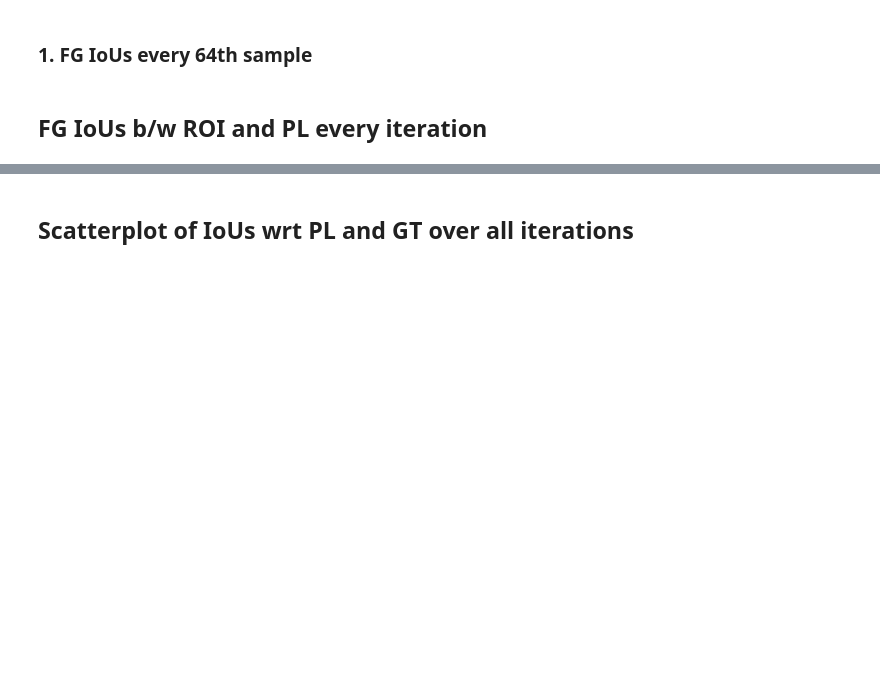
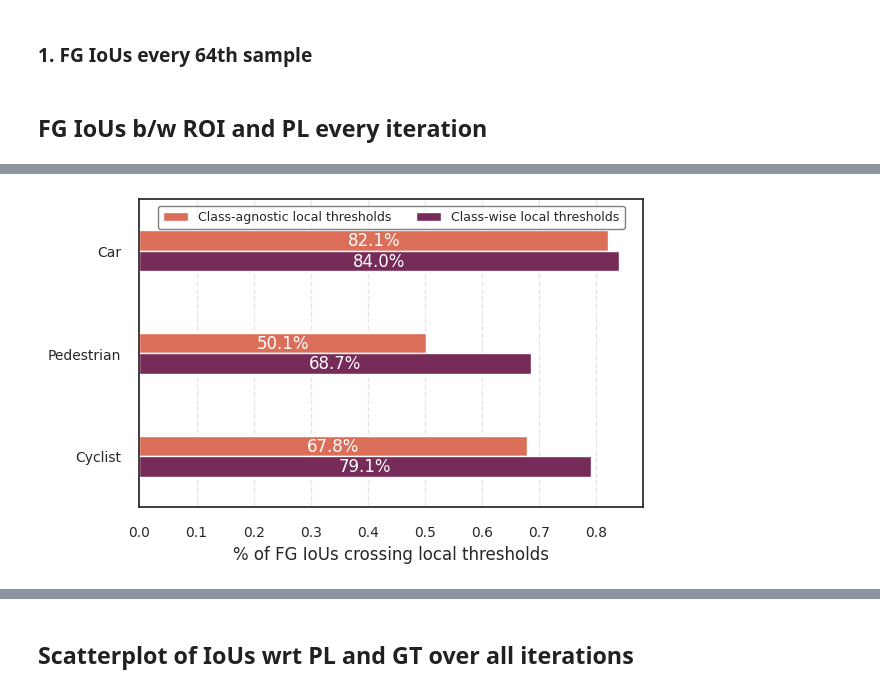
Before and after one commit to shashankag14/OpenPCDet, a Jupyter notebook: tools/tb_metrics.ipynb, the cells around one changed output, grey strips where cells are left out. Cells and saved outputs as stored; diff of their text form; code cells hidden in the pictures; blank space fills up the shorter version.

Commit message:
Add % of FG IoUs barplot

```diff
--- a/tools/tb_metrics.ipynb
+++ b/tools/tb_metrics.ipynb
@@ -420,6 +420,7 @@ _cmap = sns.color_palette("rocket", as_cmap=True)
 
 df = pd.read_pickle(r'/mnt/data/shag01/pcdet-st-reliable/OpenPCDet/tools/ious_new.pkl') # iou_metrics_st_bs8_split_1_1_trial_1_d16ba20
 baseline_df = pd.read_pickle(r'/mnt/data/shag01/pcdet-st-reliable/OpenPCDet/tools/ious_baseline.pkl') # iou_metrics_baseline_bs8_split_1_1_trial_1_d16ba20
+ablation1_df = pd.read_pickle(r'/mnt/data/shag01/pcdet-st-reliable/OpenPCDet/tools/ious_ablation1.pkl')
 # %% [markdown]
 ## FG IoUs b/w ROI and PL every iteration
 # %%
@@ -429,7 +430,8 @@ def get_fg_iou_plot(dfs):
                                                         'ytick.left': False,
                                                         })
     f, axes = plt.subplots(2, 1, sharey=True, figsize=(6.5,5))
-    thresh = [[0.75,0.75,0.75], [0.65,0.45,0.4]]
+    thresh = [[0.75,0.75,0.75], [0.65,0.45,0.4]] # local thresholds
+    fg_thresh = [0.7, 0.5, 0.5] # for getting FG mask
     num_to_class = {1:'Car', 2:'Pedestrian', 3:'Cyclist'}
 
     p = sns.color_palette('rocket')
@@ -446,15 +448,15 @@ def get_fg_iou_plot(dfs):
 
         for cls_idx, cls_name in num_to_class.items():
             cls_mask = torch.Tensor(df['class_labels'])==cls_idx
-            fg_mask = torch.Tensor(df['iou_roi_gt']) >= thresh[j][cls_idx-1]
+            fg_mask = torch.Tensor(df['iou_roi_gt']) >= fg_thresh[cls_idx-1]
             valid_mask = cls_mask & fg_mask
 
             aux_df = pd.DataFrame()
             aux_df['iou_roi_pl'] = torch.Tensor(df['iou_roi_pl'])[valid_mask]
             aux_df['iteration'] = torch.Tensor(df['iteration'])[valid_mask]
             fg_iou_roi_pl = aux_df.groupby('iteration')['iou_roi_pl'].mean().reset_index()
-
-            for idx, _ in new_df.iterrows():
+            # print(fg_iou_roi_pl)
+            for idx, _ in fg_iou_roi_pl_df.iterrows():
                 if fg_iou_roi_pl['iou_roi_pl'][fg_iou_roi_pl['iteration']==idx].size != 0:
                     fg_iou_roi_pl_df.at[idx, cls_name] = fg_iou_roi_pl['iou_roi_pl'][fg_iou_roi_pl['iteration']==idx].values[0]
 
@@ -468,8 +470,8 @@ def get_fg_iou_plot(dfs):
 
         # plot ious
         fg_iou_roi_pl_df = fg_iou_roi_pl_df.drop(['iteration'], axis=1)
-        sns.lineplot(ax=axes[j], data=fg_iou_roi_pl_df.ewm(alpha=0.1).mean(), linewidth=1.5, dashes=False, legend = True, palette=palette)
-        sns.lineplot(ax=axes[j], data=fg_iou_roi_pl_df, linewidth=1, dashes=False, legend = False, palette=palette, alpha = 0.2)
+        sns.lineplot(ax=axes[j], data=fg_iou_roi_pl_df.ewm(alpha=0.4).mean(), linewidth=1, dashes=False, legend = True, palette=palette)
+        sns.lineplot(ax=axes[j], data=fg_iou_roi_pl_df, linewidth=0.8, dashes=False, legend = False, palette=palette, alpha = 0.1)
 
         # x/y ticks
         axes[j].set_yticks(np.arange(0.15, 0.8, 0.15))
@@ -496,5 +498,5 @@ def get_fg_iou_plot(dfs):
     f.savefig(fname=f"fg_roi_iou_wrt_pl_ab1.png", transparent=False, bbox_inches='tight')
 
 #! TODO : change baseline dataframe to ablation 1 dataframe !!
-dfs = [baseline_df, df]
+dfs = [ablation1_df, df]
 get_fg_iou_plot(dfs)
@@ -501,3 +505,74 @@ get_fg_iou_plot(dfs)
+# %%
+def get_fg_iou_barplot(dfs):
+    sns.set_theme(style="ticks", palette="rocket_r", rc={
+                                                        'xtick.bottom': False,
+                                                        'ytick.left': False,
+                                                        })
+    f, axes = plt.subplots(1, 1, sharey=True, figsize=(6.5,4))
+    thresh = [[0.75,0.75,0.75], [0.65,0.45,0.4]] # local thresholds
+    fg_thresh = [0.7, 0.5, 0.5] # for getting FG mask
+    num_to_class = {1:'Car', 2:'Pedestrian', 3:'Cyclist'}
+
+    p = sns.color_palette('rocket')
+    colors = sns.color_palette('rocket', len(thresh))
+    palette = {'Car': p[2], 'Pedestrian':p[0], 'Cyclist': p[-2]}
+    combined_df = pd.DataFrame()
+    for j in range(2):
+        experiment = 'Class-agnostic local thresholds' if j==0 else 'Class-wise local thresholds'
+        df = dfs[j]
+
+        aux_df = pd.DataFrame()
+        aux_df['iou_roi_pl'] = torch.Tensor(df['iou_roi_pl'])
+        aux_df['iou_roi_gt'] = torch.Tensor(df['iou_roi_gt'])
+        aux_df['iteration'] = torch.Tensor(df['iteration'])
+        aux_df['class_labels'] = torch.Tensor(df['class_labels'])
+
+        condition1 = (aux_df['class_labels']==1) & (aux_df['iou_roi_gt']<0.7)
+        condition2 = (aux_df['class_labels']==2) & (aux_df['iou_roi_gt']<0.5)
+        condition3 = (aux_df['class_labels']==3) & (aux_df['iou_roi_gt']<0.5)
+        fg_df = aux_df.drop(aux_df[condition1 | condition2 | condition3].index)
+
+        classwise_dict = {'Car': None, 'Pedestrian': None, 'Cyclist': None}
+        fg_percent = {}
+        for cls_idx, cls_name in enumerate(num_to_class.values()):
+            classwise_df = pd.DataFrame()
+            classwise_df = fg_df[fg_df['class_labels']==(cls_idx+1)]
+            classwise_dict[cls_name] = classwise_df
+            fg_percent[cls_name] = len(classwise_df[classwise_df['iou_roi_pl'] > thresh[1][cls_idx]]) / len(classwise_df)
+            combined_df = combined_df.append({'Experiment': experiment, 'class_labels': cls_name, 'fg_percent': fg_percent[cls_name]}, ignore_index=True)
+
+    # ax = sns.barplot(data=combined_df, x="class_labels", y="fg_percent", hue="Experiment", palette="rocket_r", width=0.4)
+    # ax.set(xlabel=None, ylabel="% of FG IoUs crossing local thresholds")
+    ax = sns.barplot(data=combined_df, x="fg_percent", y="class_labels", hue="Experiment", palette="rocket_r", width=0.4, orient="h")
+    ax.set(xlabel="% of FG IoUs crossing local thresholds", ylabel=None)
+    patches = ax.patches
+    # for i in range(len(patches)):
+    #     x = patches[i].get_x() + patches[i].get_width()/2
+    #     y = patches[i].get_height()/2
+    #     ax.annotate('{:.1f}%'.format(list(combined_df['fg_percent']*100)[i]), (x, y), ha='center', rotation=90, color="white")
+
+    for i in range(len(patches)):
+        x = patches[i].get_width()/2
+        y = patches[i].get_y() + patches[i].get_height()/2 + 0.05
+        ax.annotate('{:.1f}%'.format(list(combined_df['fg_percent']*100)[i]), (x, y), ha='center', color="white")
+
+    ax.yaxis.set_tick_params(labelleft=True, labelsize='small')
+    ax.xaxis.set_tick_params(labelbottom=True, labelsize='small')
+    ax.xaxis.grid(True, linestyle='--', alpha=0.5)
+    legend = ax.legend(frameon = True, ncol=2, fontsize=9, framealpha = 0.5, loc='upper center')
+    frame = legend.get_frame()
+    frame.set_color('white')
+    frame.set_edgecolor('black')
+    plt.show()
+
+    # plot labels
+
+    f.savefig(fname=f"fg_percent.png", transparent=False, bbox_inches='tight')
+
+dfs = [ablation1_df, df]
+get_fg_iou_barplot(dfs)
+# %% [output]
+[figure, added]
 # %%
 cls_mask = torch.Tensor(df['class_labels'])==1
 fg_mask = torch.Tensor(df['iou_roi_gt']) >= 0.7
```
Also changed, not shown: parts of 3 cells of this notebook.
